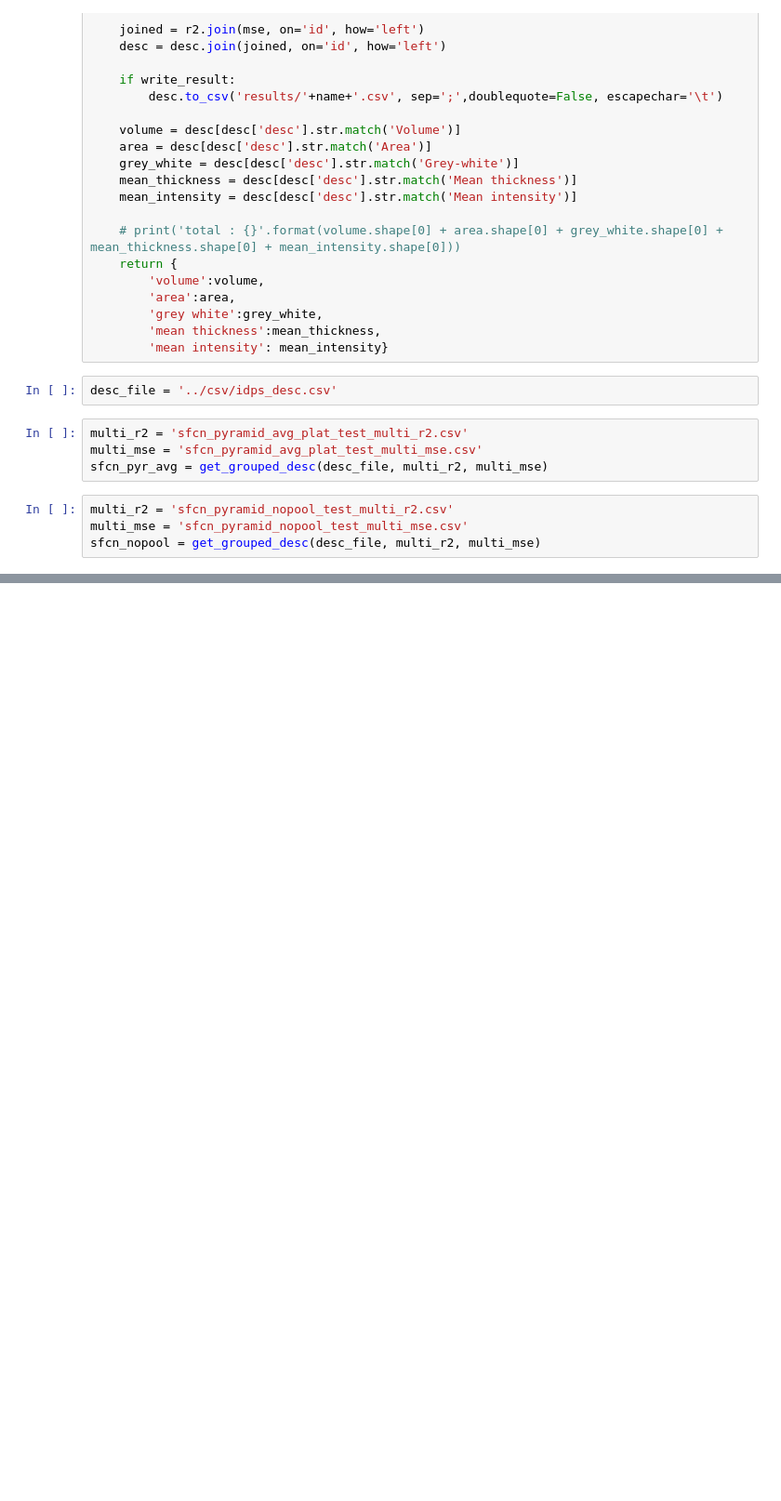
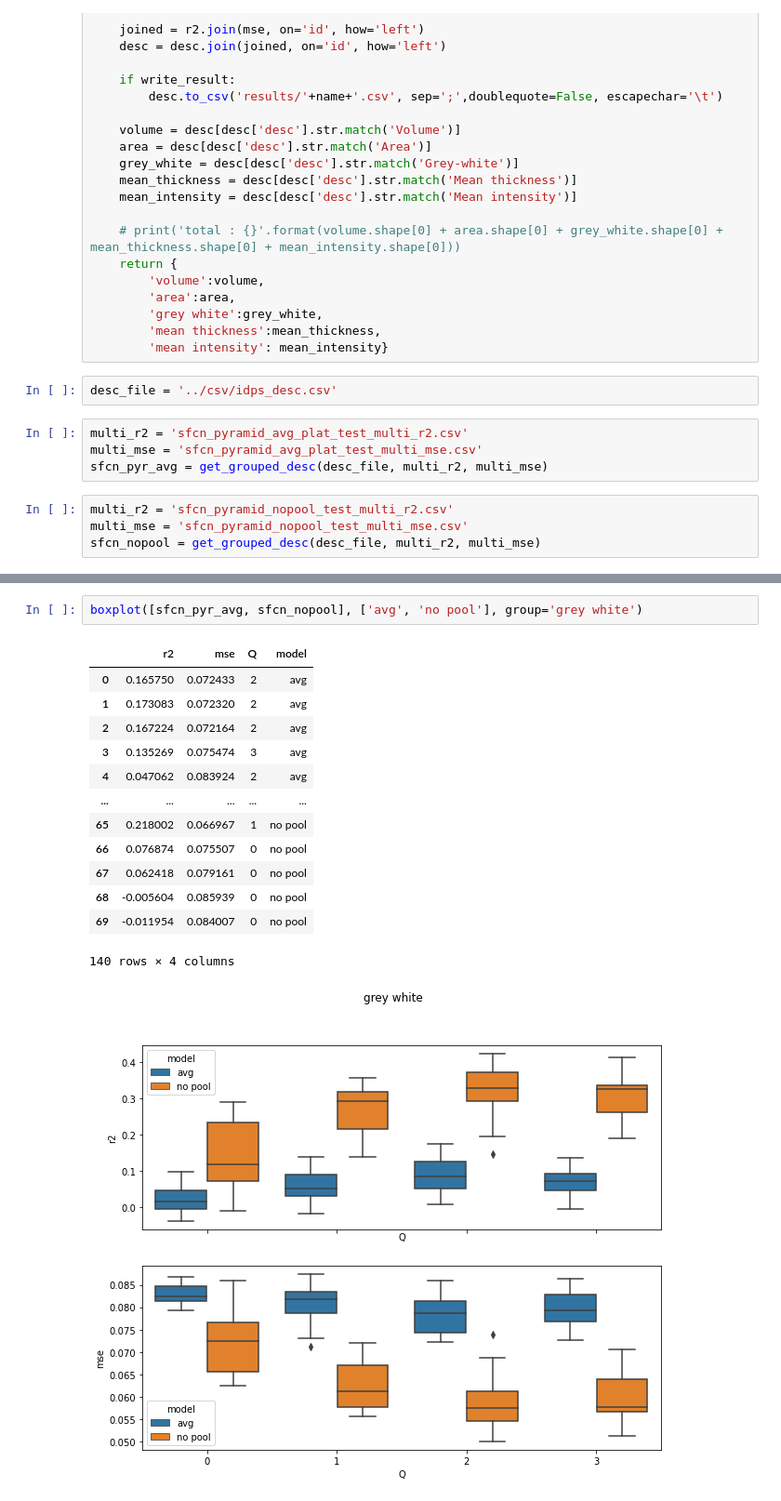
Before and after one commit to bramantyois/brain_idp_cnn, a Jupyter notebook: results/scratches.ipynb, the cells around one changed output, grey strips where cells are left out. Shown at 93% size. Cells and saved outputs as stored; diff of their text form; blank space fills up the shorter version.

```diff
--- a/results/scratches.ipynb
+++ b/results/scratches.ipynb
@@ -92,0 +94,17 @@ vol_q[vol_q['Q'] == 0].boxplot(column=['r2'])
+# %%
+boxplot([sfcn_pyr_avg, sfcn_nopool], ['avg', 'no pool'], group='grey white')
+# %% [output]
+|  | r2 | mse | Q | model |
+| 0 | 0.165750 | 0.072433 | 2 | avg |
+| 1 | 0.173083 | 0.072320 | 2 | avg |
+| 2 | 0.167224 | 0.072164 | 2 | avg |
+| 3 | 0.135269 | 0.075474 | 3 | avg |
+| 4 | 0.047062 | 0.083924 | 2 | avg |
+| ... | ... | ... | ... | ... |
+| 65 | 0.218002 | 0.066967 | 1 | no pool |
+| 66 | 0.076874 | 0.075507 | 0 | no pool |
+| 67 | 0.062418 | 0.079161 | 0 | no pool |
+| 68 | -0.005604 | 0.085939 | 0 | no pool |
+| 69 | -0.011954 | 0.084007 | 0 | no pool |
+140 rows × 4 columns
+[figure, added]
```
Also changed, not shown: parts of 6 cells of this notebook, 5 other files.
